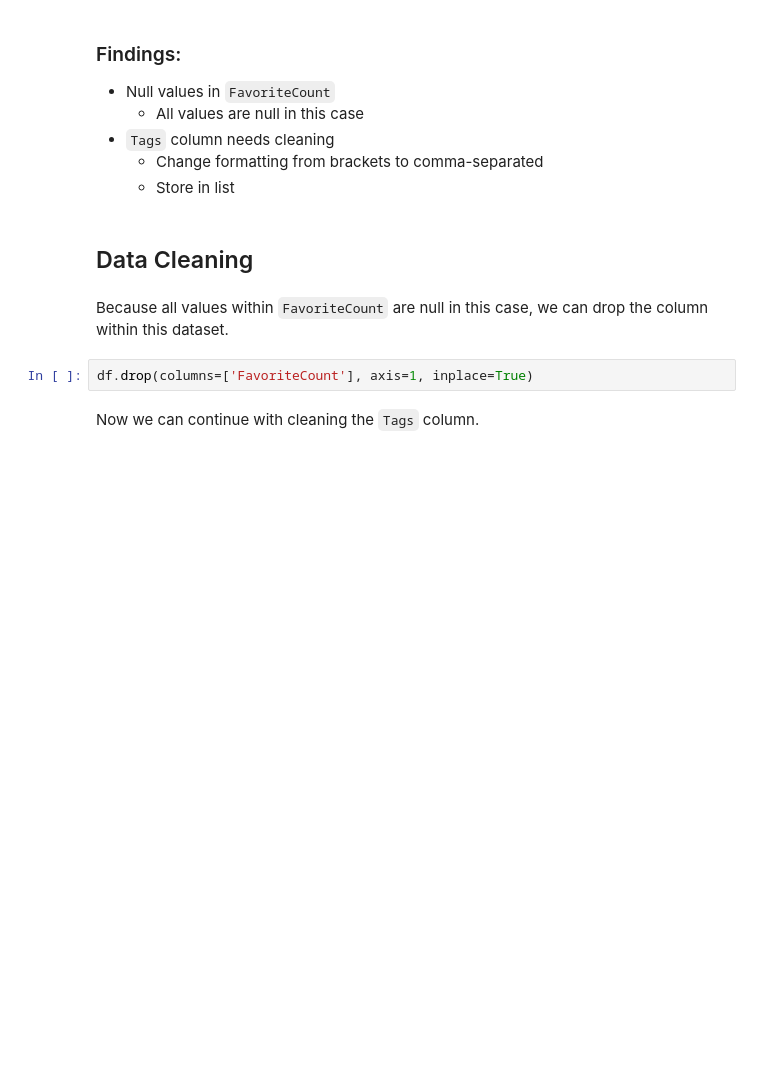
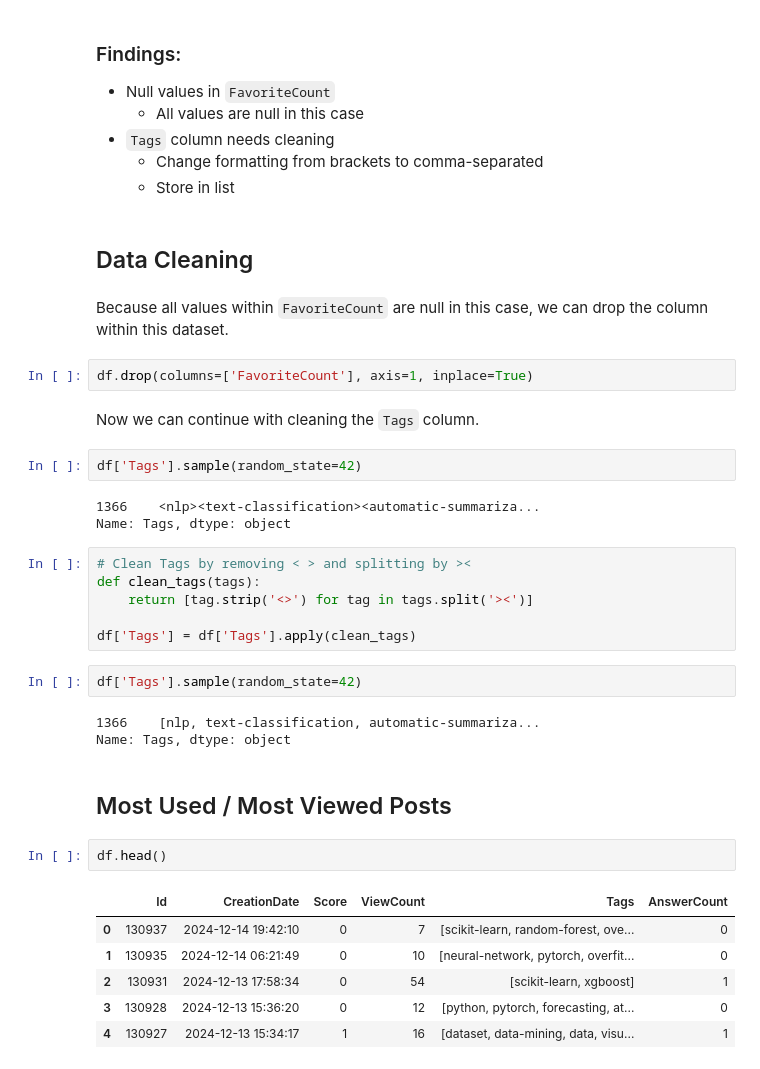
Before and after one commit to jastro-dev/dq-11-stackexchange-popular-questions, a Jupyter notebook: main_notebook.ipynb, the cells around one changed output. Saved outputs shown, nothing was run; the diff lists cells and outputs as text; blank space fills up the shorter version.

```diff
--- a/main_notebook.ipynb
+++ b/main_notebook.ipynb
@@ -150,3 +153,30 @@ Because all values within `FavoriteCount` are null in this case, we can drop the
 df.drop(columns=['FavoriteCount'], axis=1, inplace=True)
 # %% [markdown]
 Now we can continue with cleaning the `Tags` column.
+# %%
+df['Tags'].sample(random_state=42)
+# %% [output]
+1366    <nlp><text-classification><automatic-summariza...
+Name: Tags, dtype: object
+# %%
+# Clean Tags by removing < > and splitting by ><
+def clean_tags(tags):
+    return [tag.strip('<>') for tag in tags.split('><')]
+
+df['Tags'] = df['Tags'].apply(clean_tags)
+# %%
+df['Tags'].sample(random_state=42)
+# %% [output]
+1366    [nlp, text-classification, automatic-summariza...
+Name: Tags, dtype: object
+# %% [markdown]
+## Most Used / Most Viewed Posts
+# %%
+df.head()
+# %% [output]
+|  | Id | CreationDate | Score | ViewCount | Tags | AnswerCount |
+| 0 | 130937 | 2024-12-14 19:42:10 | 0 | 7 | [scikit-learn, random-forest, ove... | 0 |
+| 1 | 130935 | 2024-12-14 06:21:49 | 0 | 10 | [neural-network, pytorch, overfit... | 0 |
+| 2 | 130931 | 2024-12-13 17:58:34 | 0 | 54 | [scikit-learn, xgboost] | 1 |
+| 3 | 130928 | 2024-12-13 15:36:20 | 0 | 12 | [python, pytorch, forecasting, at... | 0 |
+| 4 | 130927 | 2024-12-13 15:34:17 | 1 | 16 | [dataset, data-mining, data, visu... | 1 |
```
Also changed, not shown: parts of 4 cells of this notebook.
